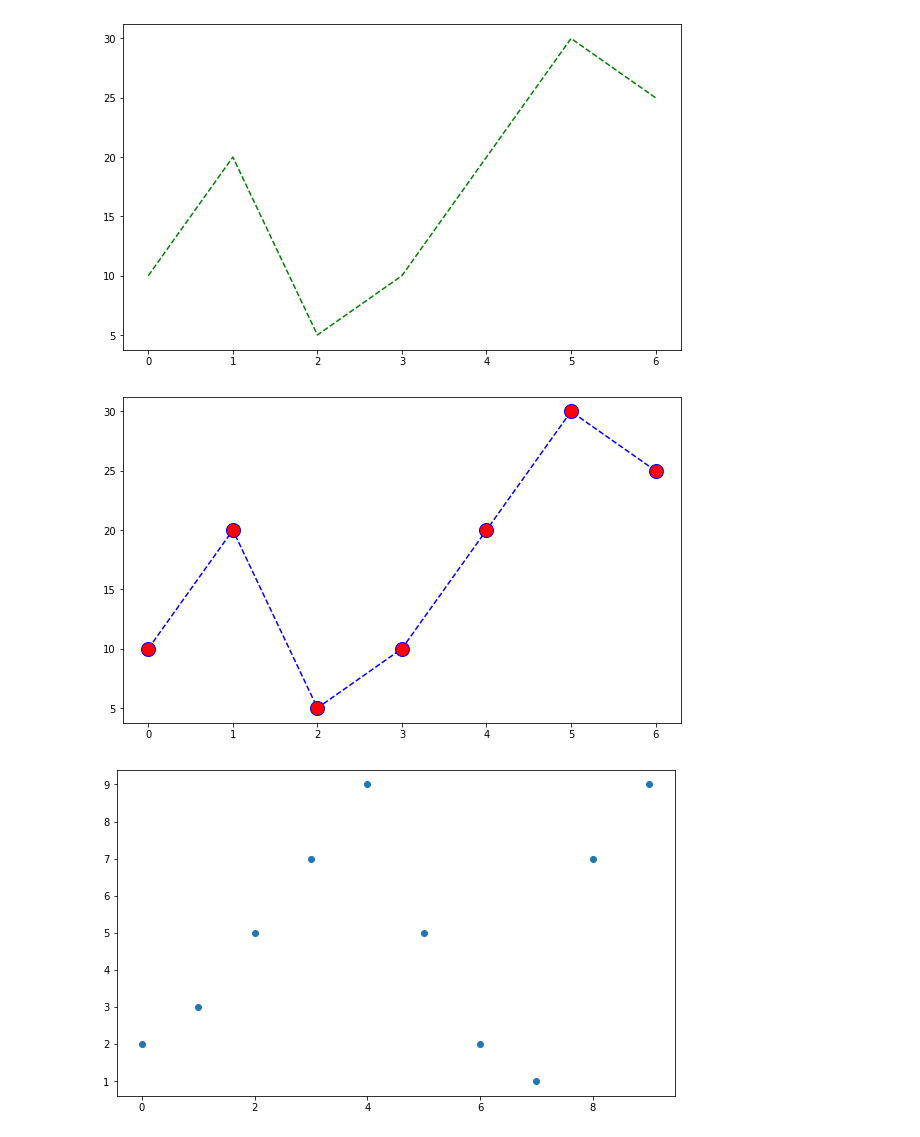
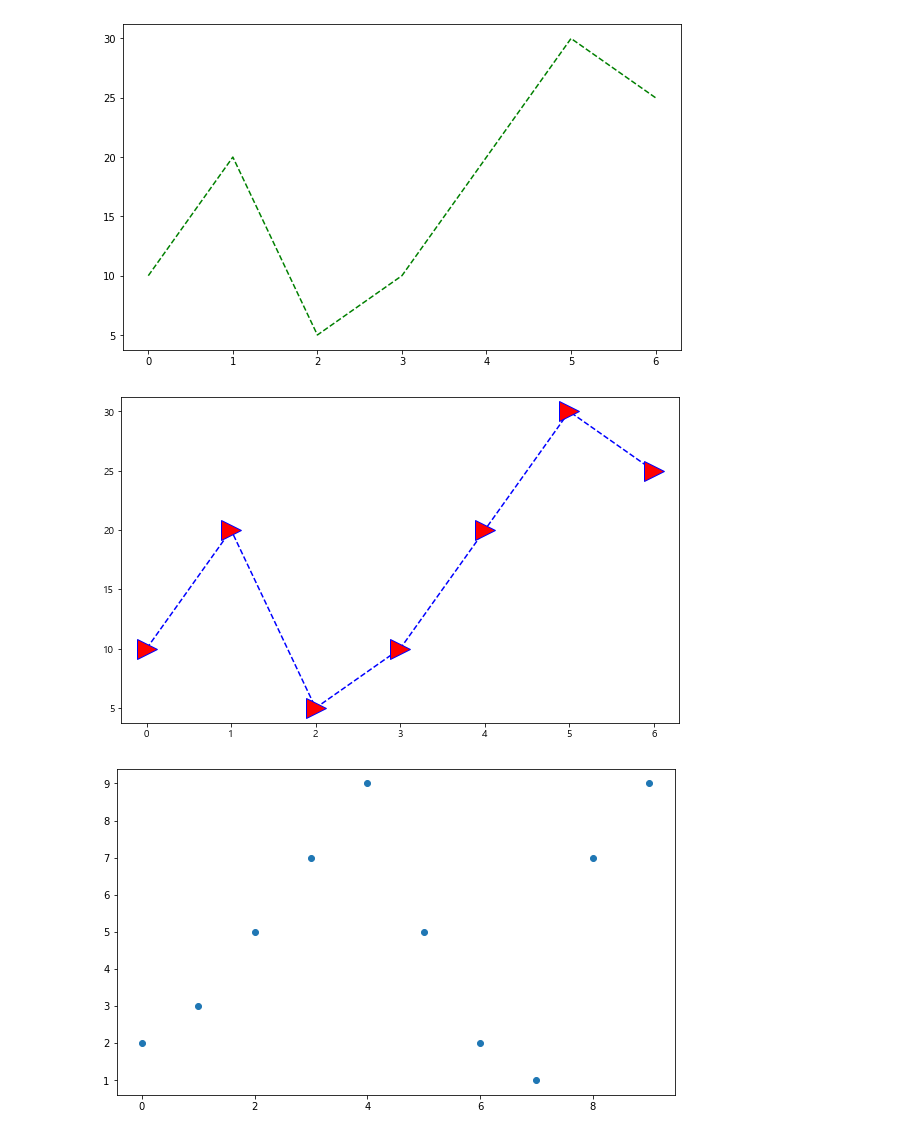
Before and after one commit to papasmf1/python220720, a Jupyter notebook: DemoMatplotlib.ipynb, the cells around one changed output. Saved outputs shown, nothing was run; the diff lists cells and outputs as text; code cells hidden in the pictures.

```diff
--- a/DemoMatplotlib.ipynb
+++ b/DemoMatplotlib.ipynb
@@ -26,13 +25,15 @@ plt.show()
 [figure]
 # %%
 #이번에는 marker를 'o'로 지정하고 색깔과 크기를 지정한 경우
+#o, s, >
 plt.figure(figsize=(10,6))
 
-plt.plot(t, y, color='blue', linestyle='dashed', marker='o', markerfacecolor='red', markersize=14)
+plt.plot(t, y, color='blue', linestyle='dashed', marker='>',
+    markerfacecolor='red', markersize=20)
 
 plt.show()
 # %% [output]
-[figure, old version]
+[figure, new version]
 # %%
 #시간축(t)과 데이터축(y)을 생성해서 산포도로 출력
 t = np.array([0,1,2,3,4,5,6,7,8,9])
```
Also changed, not shown: parts of 9 cells of this notebook.
